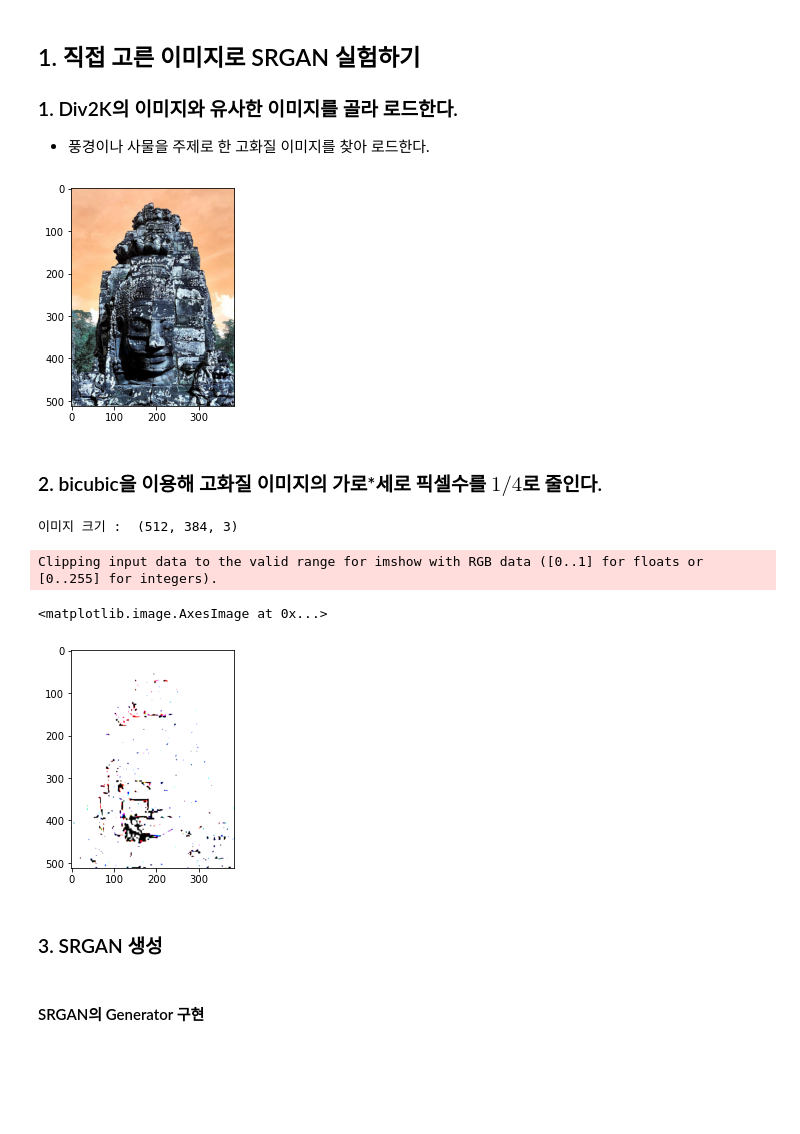
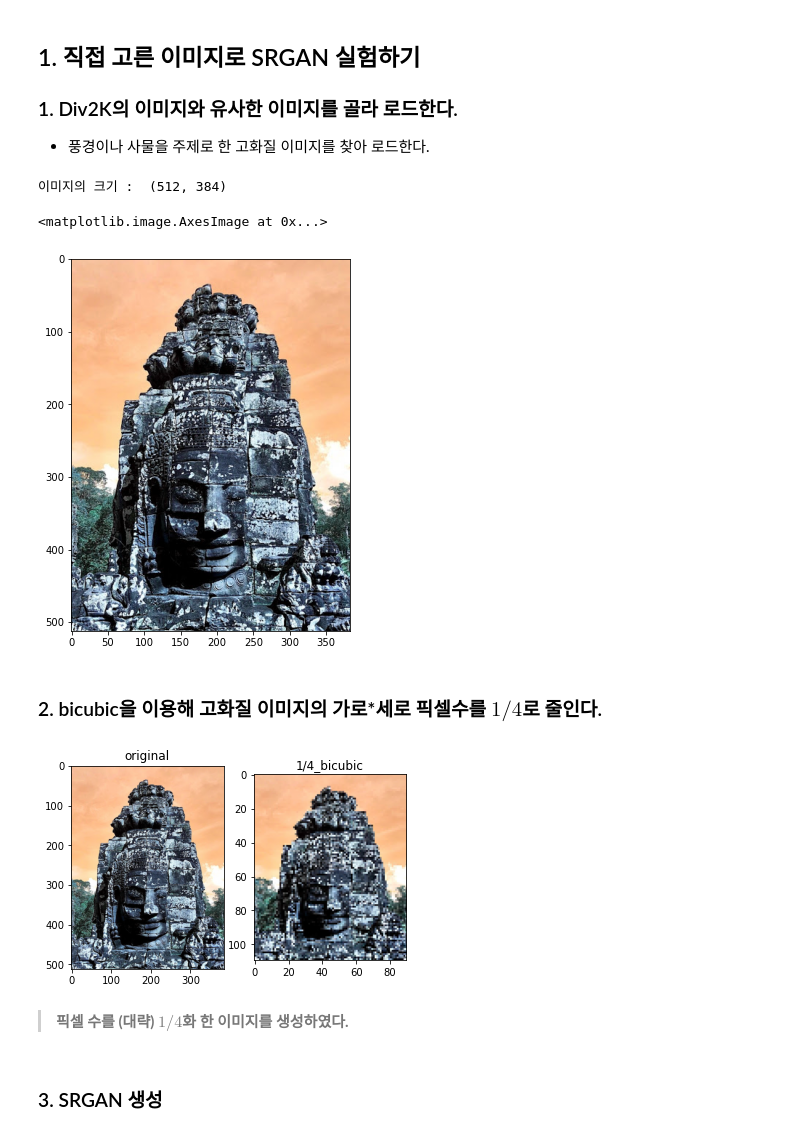
Before and after one commit to JeongeunJPark/AIFFEL_EX16_SRCNN, a Jupyter notebook: Exploration 16_흐린 사진을 선명하게.ipynb, the cells around one changed output. Saved outputs shown, nothing was run; the diff lists cells and outputs as text; code cells hidden in the pictures; blank space fills up the shorter version.

```diff
--- a/Exploration 16_흐린 사진을 선명하게.ipynb
+++ b/Exploration 16_흐린 사진을 선명하게.ipynb
@@ -42,32 +42,38 @@
 # %%
 import os
 
 import cv2
 import matplotlib.pyplot as plt
 
 image_file = os.getenv('HOME')+'/SUBMIT_MISSION_GIT/ex16_SRCNN/Image/ancor.jpg'
 
 origin = cv2.imread(image_file)
+origin_shape = origin.shape[:2]
+
+print('이미지의 크기 : ', origin_shape)
+
+plt.figure(figsize=(5,8))
 plt.imshow(origin)
-plt.show()
 # %% [output]
+이미지의 크기 :  (512, 384)
+<matplotlib.image.AxesImage at 0x...>
-[figure, old version]
+[figure, new version]
 # %% [markdown]
 ### 2. bicubic을 이용해 고화질 이미지의 가로*세로 픽셀수를 $1/4$로 줄인다.
-# %%
-print('이미지 크기 : ', origin.shape)
-# %% [output]
-이미지 크기 :  (512, 384, 3)
-# %%
-import tensorflow as tf
-
-origin_x4 = tf.image.resize(origin, [512//4, 384//4], "bicubic")
-origin_x4 = tf.image.resize(origin_x4, [512,384], "bicubic")
-
-plt.imshow(origin_x4)
-# %% [output]
-Clipping input data to the valid range for imshow with RGB data ([0..1] for floats or [0..255] for integers).
-<matplotlib.image.AxesImage at 0x...>
-[figure, removed]
+# %%
+#원래 가로/세로 픽셀은 384*521이므로
+bicubic_origin = cv2.resize(origin, dsize=(90,110), interpolation=cv2.INTER_CUBIC)
+
+images=[origin, bicubic_origin]
+titles=['original', '1/4_bicubic']
+
+for i, (image, title) in enumerate(zip(images, titles)):
+    plt.subplot(1,2,i+1)
+    plt.imshow(image)
+    plt.title(title, fontsize=12)
+# %% [output]
+[figure, added]
+# %% [markdown]
+> __픽셀 수를 (대략) $1/4$화 한 이미지를 생성하였다.__
 # %% [markdown]
 ### 3. SRGAN 생성
@@ -88,2 +79,0 @@ def srgan_preprocessing(lr, hr):
-# %% [markdown]
-#### SRGAN의 Generator 구현
```
Also changed, not shown: parts of 26 cells of this notebook.
